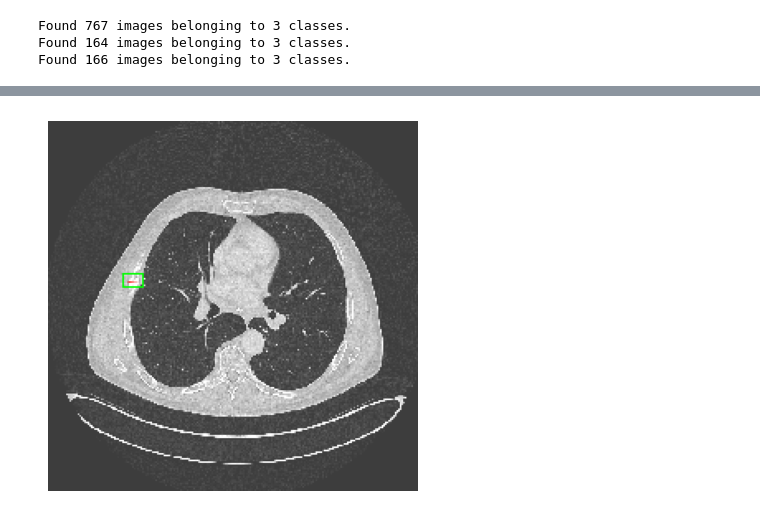
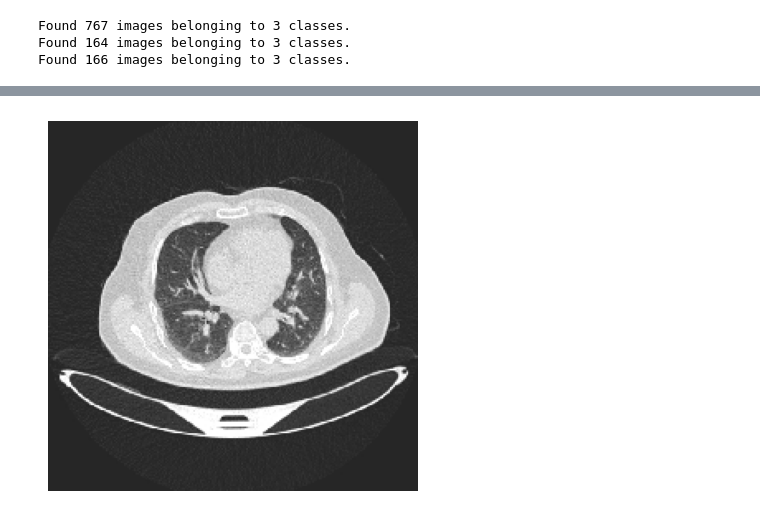
Before and after one commit to Maher1410/Medical_Draft, a Jupyter notebook: EfficientNetB0.ipynb, the cells around one changed output, grey strips where cells are left out. Saved outputs shown, nothing was run; the diff lists cells and outputs as text; code cells hidden in the pictures.

```diff
--- a/EfficientNetB0.ipynb
+++ b/EfficientNetB0.ipynb
@@ -117,3 +43,12 @@ Data split completed.
+# %%
+import os
+import shutil
+from sklearn.model_selection import train_test_split
+
+# Define your dataset directory and target directories for split
+train_dir = r"C:\Users\DELL 5540\Desktop\AI-Diagnostics-for-Predicting-Bone-Metastasis-in-Lung-Cancer-Patients-main\archive\The IQ-OTHNCCD lung cancer dataset\The IQ-OTHNCCD lung cancer dataset\train"
+val_dir = r"C:\Users\DELL 5540\Desktop\AI-Diagnostics-for-Predicting-Bone-Metastasis-in-Lung-Cancer-Patients-main\archive\The IQ-OTHNCCD lung cancer dataset\The IQ-OTHNCCD lung cancer dataset\val"
+test_dir = r"C:\Users\DELL 5540\Desktop\AI-Diagnostics-for-Predicting-Bone-Metastasis-in-Lung-Cancer-Patients-main\archive\The IQ-OTHNCCD lung cancer dataset\The IQ-OTHNCCD lung cancer dataset\test"
 # %%
 img_height, img_width = 224, 224
 # Created ImageDataGenerators with data augmentation
@@ -129,8 +64,12 @@ train_datagen = ImageDataGenerator(
 )
 
 
-val_datagen = ImageDataGenerator(rescale=1./255)  # Only rescaling for validation
-test_datagen = ImageDataGenerator(rescale=1./255)  # Only rescaling for test
+val_datagen = ImageDataGenerator(
+    preprocessing_function=tf.keras.applications.efficientnet.preprocess_input
+)
+test_datagen = ImageDataGenerator(
+    preprocessing_function=tf.keras.applications.efficientnet.preprocess_input
+)
 
 # Create generators
 train_generator = train_datagen.flow_from_directory(
@@ -172,6 +111,7 @@ history = model.fit(
     validation_data=val_generator,
     validation_steps=val_generator.samples // val_generator.batch_size,
       # Add the callback here
+    callbacks=[early_stopping]
 )
 # %% [output]
 Epoch 1/1000
@@ -297,25 +245,35 @@ Prediction confidence: 78.25%
 # %%
-image_path = r"E:\Conferences\Lung_Cancer\Lung_Cancer_Data\Test cases\000328_08_03_167.png"
+import numpy as np
+import matplotlib.pyplot as plt
+from tensorflow.keras.preprocessing.image import load_img, img_to_array
+
+# Path to the image (Ensure the filename and folder name are correct)
+image_path = r"C:\Users\DELL 5540\Desktop\AI-Diagnostics-for-Predicting-Bone-Metastasis-in-Lung-Cancer-Patients-main\archive\The IQ-OTHNCCD lung cancer dataset\The IQ-OTHNCCD lung cancer dataset\test\Bengin cases\Bengin case (1).jpg"
+
 # Step 1: Load the image
 img = load_img(image_path, target_size=(224, 224))  # Resize to match input shape
 plt.imshow(img)  # Display the image
 plt.axis('off')  # Hide axis
 plt.show()
 
 # Step 2: Preprocess the image
 img_array = img_to_array(img)  # Convert image to array
 img_array = np.expand_dims(img_array, axis=0)  # Add batch dimension
-img_array /= 255.0  # Rescale pixel values
+img_array /= 255.0  # Normalize pixel values
+
+# Ensure model is loaded before prediction
+if "model" not in globals():
+    raise ValueError("Error: Model is not defined. Load the trained model first.")
 
 # Step 3: Make a prediction
 predictions = model.predict(img_array)
 
 # Step 4: Interpret the prediction
-class_indices = {0: 'normal', 1: 'malignant', 2: 'benign'}  # Update according to your dataset's class indices
-predicted_class = np.argmax(predictions, axis=1)  # Get the index of the highest score
+class_indices = {0: 'normal', 1: 'malignant', 2: 'benign'}  # Ensure correct order
+predicted_class = np.argmax(predictions, axis=1)[0]  # Get predicted index
 
 # Display the result
-print(f"Predicted class: {class_indices[predicted_class[0]]}")
+print(f"Predicted class: {class_indices.get(predicted_class, 'Unknown')}")
 print(f"Prediction confidence: {np.max(predictions) * 100:.2f}%")
 # %% [output]
-[figure, old version]
+[figure, new version]
```
Also changed, not shown: parts of 7 cells of this notebook.
